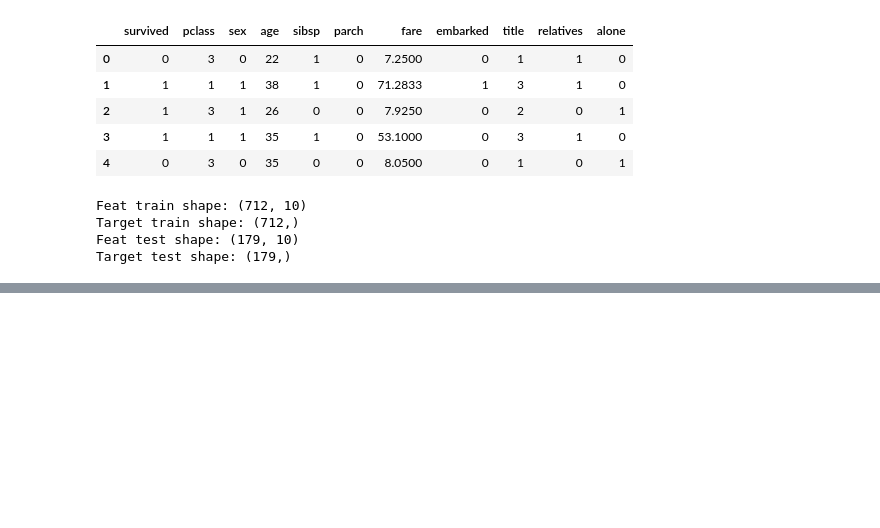
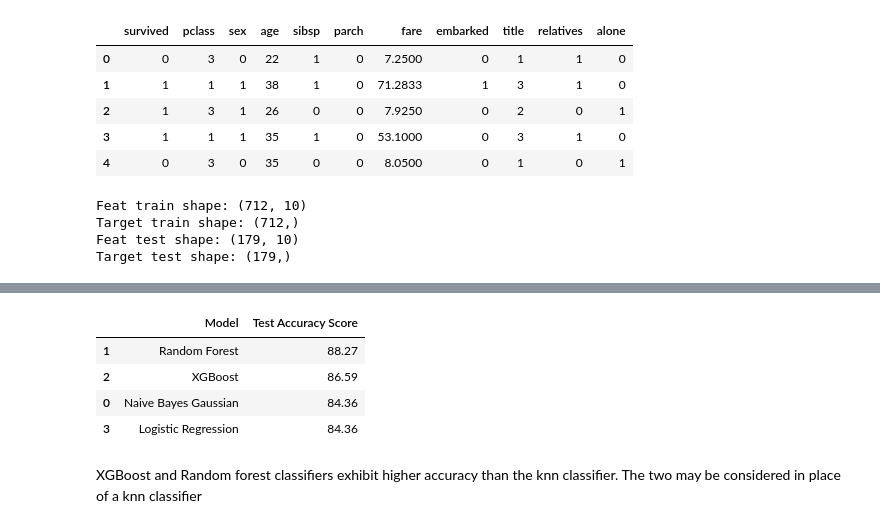
Before and after one commit to booorayan/naive_bayes_knn, a Jupyter notebook: Predicting_Survival_of_Passengers.ipynb, the cells around one changed output, grey strips where cells are left out. Drawn from its saved outputs; the diff is of its cells as text; code cells hidden in the pictures; blank space fills up the shorter version.

```diff
--- a/Predicting_Survival_of_Passengers.ipynb
+++ b/Predicting_Survival_of_Passengers.ipynb
@@ -549,8 +578,8 @@ nu_age.head()
 | 4 | 0 | 3 | 0 | 35 | 0 | 0 | 8.0500 | 0 | 1 | 0 | 1 |
 # %%
 # defining our independent variables and dependent variable
-features = nu_age.drop('survived', 1)
-target = nu_age['survived']
+features = nu_age.drop('survived', 1).values
+target = nu_age['survived'].values
 
 # splitting our data into training and test sets at a ratio of 80:20%
 feat_train, feat_test, targ_train, targ_test = train_test_split(features, target, test_size=.2, random_state=34)
@@ -575,7 +604,7 @@ feat_train = sscaler.fit_transform(feat_train)
 feat_test = sscaler.transform(feat_test)
 # %%
 # instantiating the KNeighbors Classifier with 5 neighbors
-kclassif = KNeighborsClassifier(n_neighbors=5, metric='euclidean')
+kclassif = KNeighborsClassifier(n_neighbors=5, metric='euclidean', n_jobs=-1)
 
 # fitting the model with training data
 kclassif.fit(feat_train, targ_train)
@@ -612,0 +1047,15 @@ Accuracy: 83.24%
+# %%
+# xgboost classifier
+xgb = XGBClassifier(random_State=50, n_estimators=100)
+xgb.fit(feat_train, targ_train)
+
+xgbpred = xgb.predict(feat_test)
+
+print('\n'+'===='*20)
+xgbacc = metrics.accuracy_score(targ_test, xgbpred)
+xgbacc = round(xgbacc * 100, 2)
+xgbacc
+print('\n' +'===='*20)
+xgbtacc = xgb.score(feat_train, targ_train)
+xgbtacc = round(xgbtacc * 100, 2)
+xgbtacc
@@ -612,0 +1074,15 @@ Accuracy: 83.24%
+# %%
+# naive bayes using gaussian
+gauss = GaussianNB()
+gauss.fit(feat_train, targ_train)
+
+gausspred = gauss.predict(feat_test)
+
+print('\n'+'===='*20)
+gacc = metrics.accuracy_score(targ_test, gausspred)
+gacc = round(gacc * 100, 2)
+gacc
+print('\n' +'===='*20)
+gtacc = gauss.score(feat_train, targ_train)
+gtacc = round(gtacc * 100, 2)
+gtacc
@@ -612,0 +1095,16 @@ Accuracy: 83.24%
+# %%
+# creating a dataframe with two columns: model and test accuracy score
+results = pd.DataFrame({'Model': ['Naive Bayes Gaussian', 'Random Forest', 'XGBoost', 'Logistic Regression'],
+                      'Test Accuracy Score': [gacc, rfacc, xgbacc, logacc]})
+# sorting the datframe by the values in the test accuracy score column
+results.sort_values('Test Accuracy Score', ascending=False, inplace=True)
+
+results
+# %% [output]
+|  | Model | Test Accuracy Score |
+| 1 | Random Forest | 88.27 |
+| 2 | XGBoost | 86.59 |
+| 0 | Naive Bayes Gaussian | 84.36 |
+| 3 | Logistic Regression | 84.36 |
+# %% [markdown]
+XGBoost and Random forest classifiers exhibit higher accuracy than the knn classifier. The two may be considered in place of a knn classifier
```
Also changed, not shown: parts of 36 cells of this notebook.
